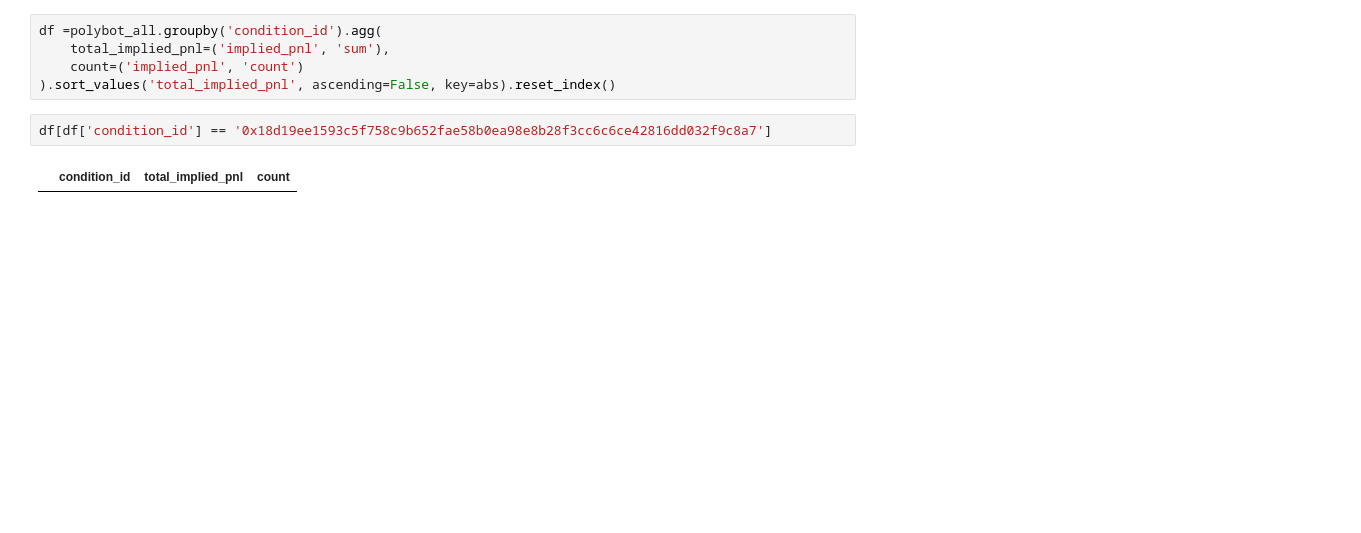
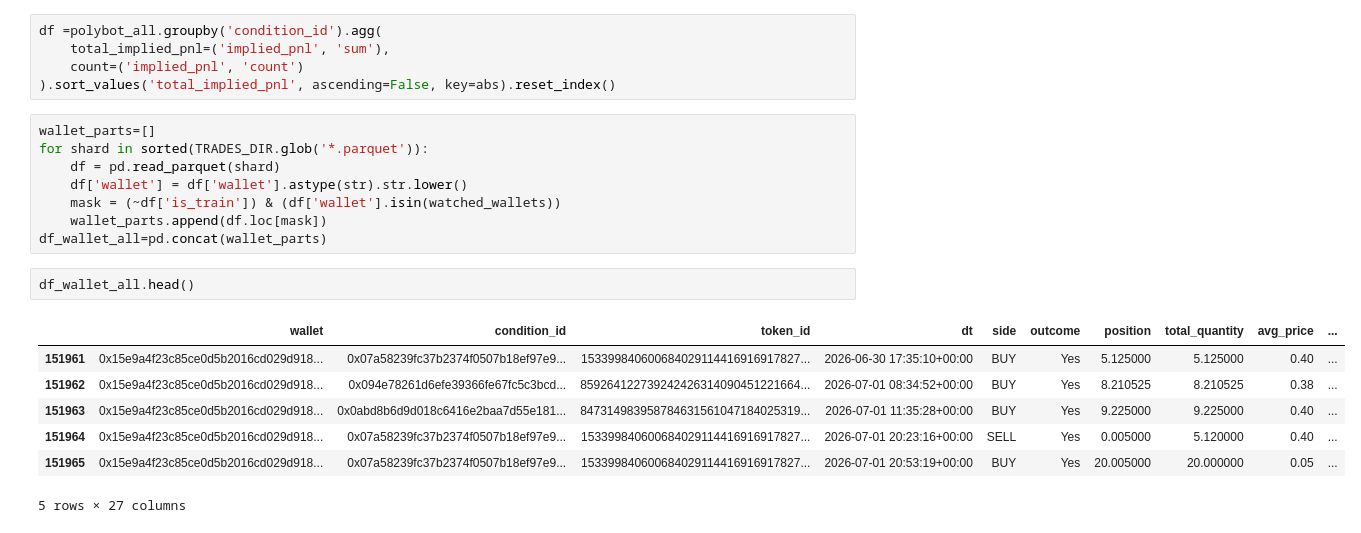
Before and after one commit to vobornij/polymarket, a Jupyter notebook: notebooks/flow/stage3_polybot_backtest_visualization.ipynb, the cells around one changed output. Drawn from its saved outputs; the diff is of its cells as text; blank space fills up the shorter version.

```diff
--- a/notebooks/flow/stage3_polybot_backtest_visualization.ipynb
+++ b/notebooks/flow/stage3_polybot_backtest_visualization.ipynb
@@ -1210,7 +1248,21 @@ df =polybot_all.groupby('condition_id').agg(
     total_implied_pnl=('implied_pnl', 'sum'),
     count=('implied_pnl', 'count')
 ).sort_values('total_implied_pnl', ascending=False, key=abs).reset_index()
-# %%
-df[df['condition_id'] == '0x18d19ee1593c5f758c9b652fae58b0ea98e8b28f3cc6c6ce42816dd032f9c8a7']
-# %% [output]
-|  | condition_id | total_implied_pnl | count |
+# %%
+wallet_parts=[]
+for shard in sorted(TRADES_DIR.glob('*.parquet')):
+    df = pd.read_parquet(shard)
+    df['wallet'] = df['wallet'].astype(str).str.lower()
+    mask = (~df['is_train']) & (df['wallet'].isin(watched_wallets))
+    wallet_parts.append(df.loc[mask])
+df_wallet_all=pd.concat(wallet_parts)
+# %%
+df_wallet_all.head()
+# %% [output]
+|  | wallet | condition_id | token_id | dt | side | outcome | position | total_quantity | avg_price | ... |
+| 151961 | 0x15e9a4f23c85ce0d5b2016cd029d918... | 0x07a58239fc37b2374f0507b18ef97e9... | 153399840600684029114416916917827... | 2026-06-30 17:35:10+00:00 | BUY | Yes | 5.125000 | 5.125000 | 0.40 | ... |
+| 151962 | 0x15e9a4f23c85ce0d5b2016cd029d918... | 0x094e78261d6efe39366fe67fc5c3bcd... | 859264122739242426314090451221664... | 2026-07-01 08:34:52+00:00 | BUY | Yes | 8.210525 | 8.210525 | 0.38 | ... |
+| 151963 | 0x15e9a4f23c85ce0d5b2016cd029d918... | 0x0abd8b6d9d018c6416e2baa7d55e181... | 847314983958784631561047184025319... | 2026-07-01 11:35:28+00:00 | BUY | Yes | 9.225000 | 9.225000 | 0.40 | ... |
+| 151964 | 0x15e9a4f23c85ce0d5b2016cd029d918... | 0x07a58239fc37b2374f0507b18ef97e9... | 153399840600684029114416916917827... | 2026-07-01 20:23:16+00:00 | SELL | Yes | 0.005000 | 5.120000 | 0.40 | ... |
+| 151965 | 0x15e9a4f23c85ce0d5b2016cd029d918... | 0x07a58239fc37b2374f0507b18ef97e9... | 153399840600684029114416916917827... | 2026-07-01 20:53:19+00:00 | BUY | Yes | 20.005000 | 20.000000 | 0.05 | ... |
+5 rows × 27 columns
```
Also changed, not shown: parts of 23 cells of this notebook, 16 other files.
